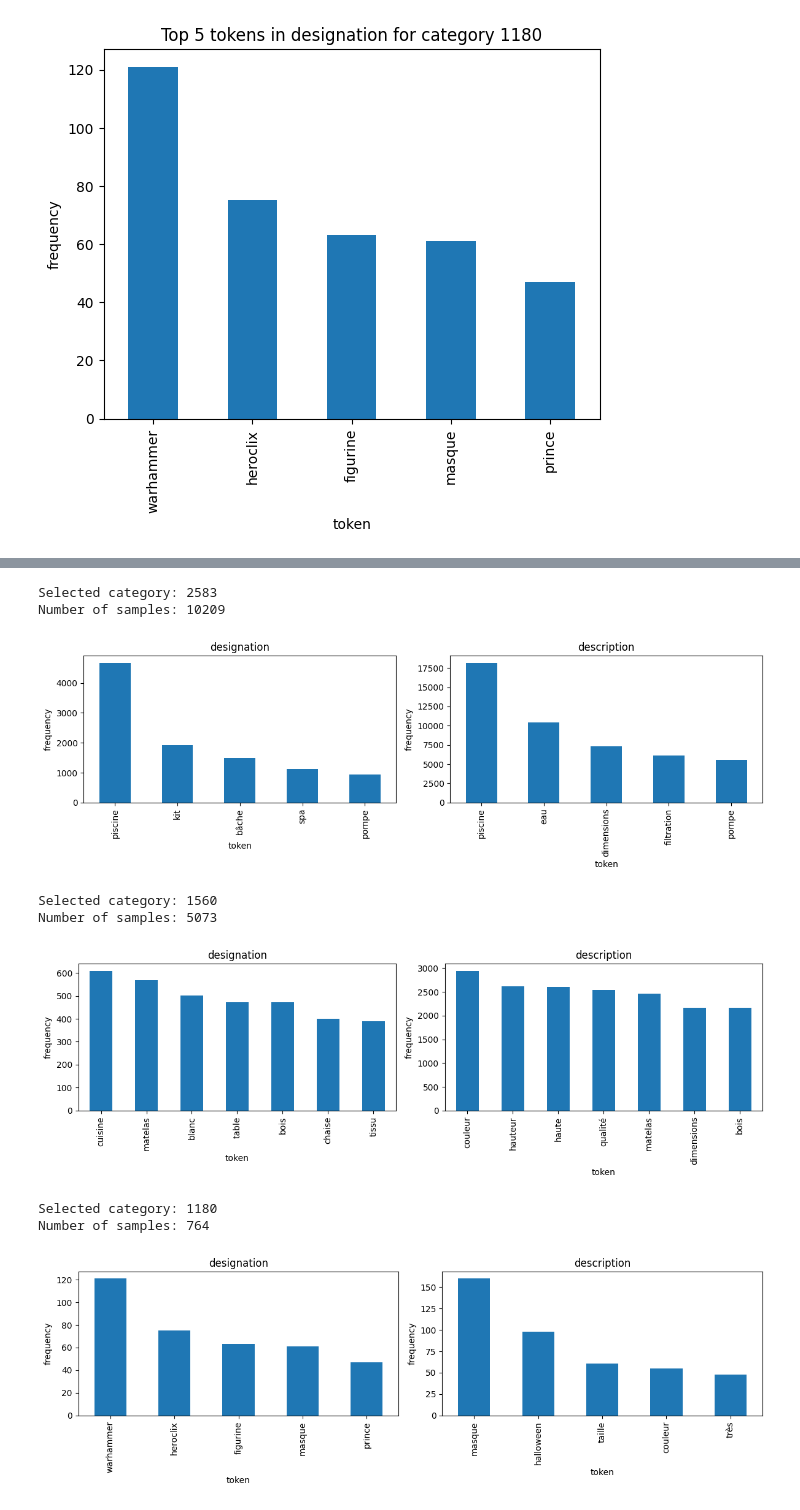
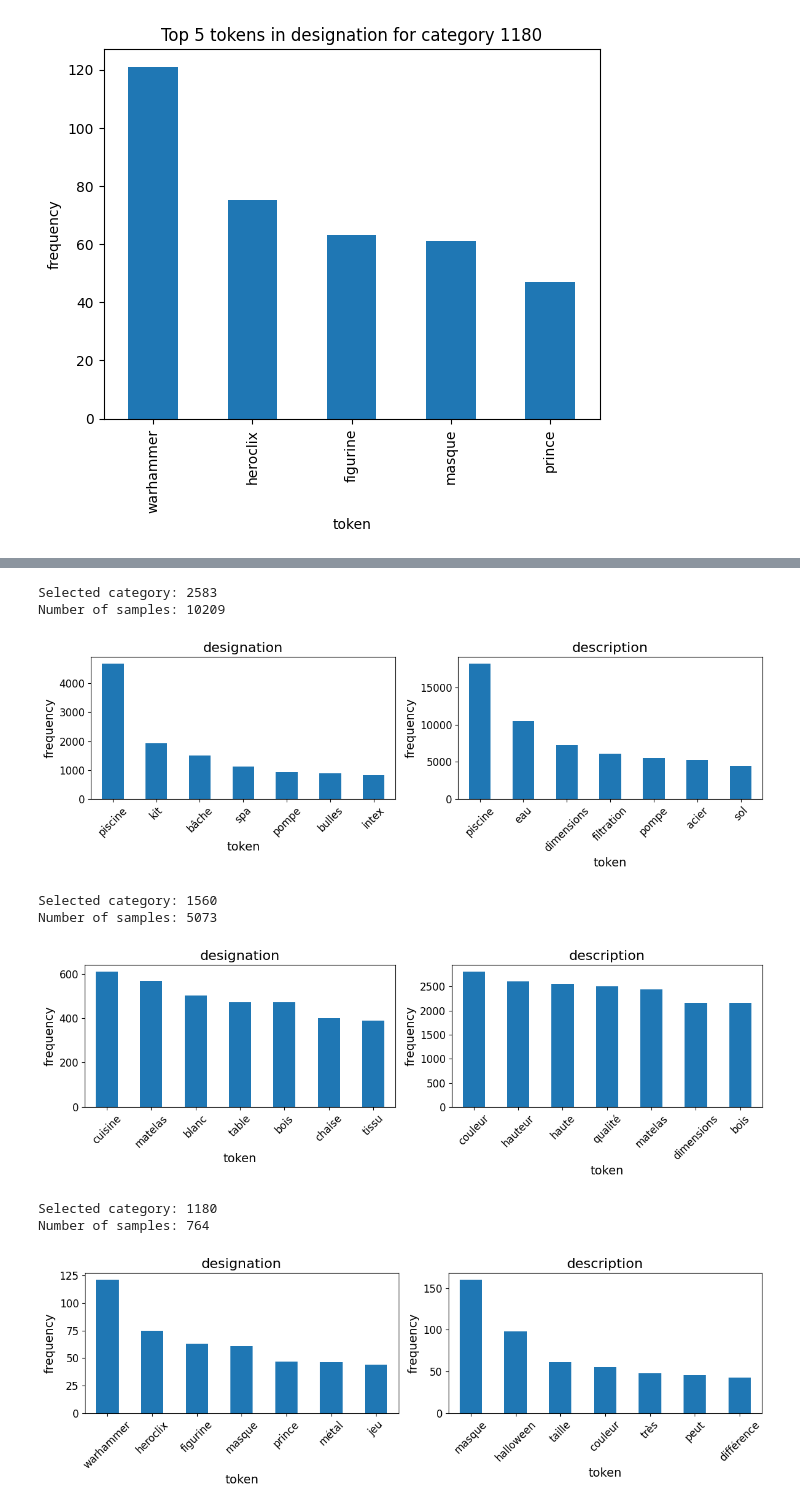
Before and after one commit to Stonesthrowing/Rakuten_Data_Science, a Jupyter notebook: rakuten.ipynb, the cells around one changed output, grey strips where cells are left out. Saved outputs shown, nothing was run; the diff lists cells and outputs as text; code cells hidden in the pictures.

```diff
--- a/rakuten.ipynb
+++ b/rakuten.ipynb
@@ -685,0 +987,3 @@ plt.show()
+# %%
+df["description_clean_ini"] = df["description_clean"]
+df.head(5)
@@ -685,0 +997,3 @@ plt.show()
+# %%
+df["description_clean"] = df["description_dedup"]
+df.head(5)
@@ -756,38 +1118,44 @@ def top_word_in_caregory(df, columns, topN=5, top_categ=1, category=None):
         axes = [axes]
 
     for ax, col in zip(axes, columns):
         clean_col = col + "_clean"
 
         if clean_col not in df.columns:
             print(f"Warning: column '{clean_col}' not found. Prepare it beforehand.")
             ax.set_visible(False)
             continue
 
         words = cat_df[clean_col].str.split().explode()
         words = words[~words.isin(stop_words)]
         words = words[words.str.len() > 2]
         words = words[~words.str.isnumeric()]
 
         top_words = words.value_counts().head(topN)
 
         top_words.plot(kind="bar", ax=ax)
-        ax.set_title(col)
-        ax.set_ylabel("frequency")
-        ax.set_xlabel("token")
+
+        ax.set_title(col, fontsize=16)
+        ax.set_ylabel("frequency", fontsize=14)
+        ax.set_xlabel("token", fontsize=14)
+
+        ax.tick_params(axis="x", labelrotation=45, labelsize=12)
+        ax.tick_params(axis="y", labelsize=12)
 
     plt.tight_layout()
     plt.show()
 
-top_word_in_caregory(df, ["designation", "description"])
+
+
+top_word_in_caregory(df, ["designation", "description"], topN=7)
 top_word_in_caregory(df, ["designation", "description"], topN=7, top_categ=2)
-top_word_in_caregory(df, ["designation", "description"], topN=5, category=1180)
+top_word_in_caregory(df, ["designation", "description"], topN=7, category=1180)
 # %% [output]
 Selected category: 2583
 Number of samples: 10209
-[figure, old version]
+[figure, new version]
 Selected category: 1560
 Number of samples: 5073
-[figure, old version]
+[figure, new version]
 Selected category: 1180
 Number of samples: 764
-[figure, old version]
+[figure, new version]
```
Also changed, not shown: parts of 13 cells of this notebook, 2 other files.
